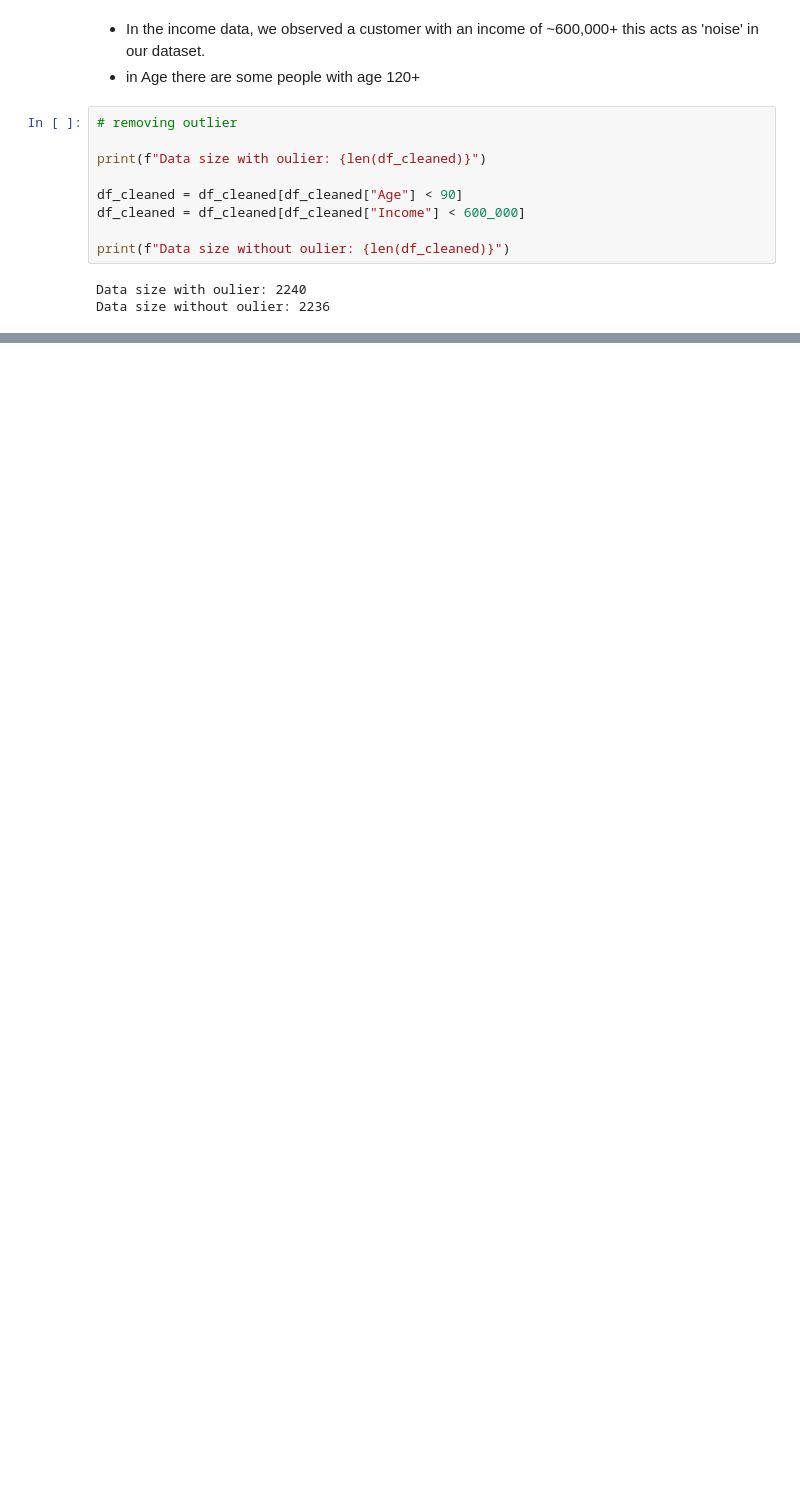
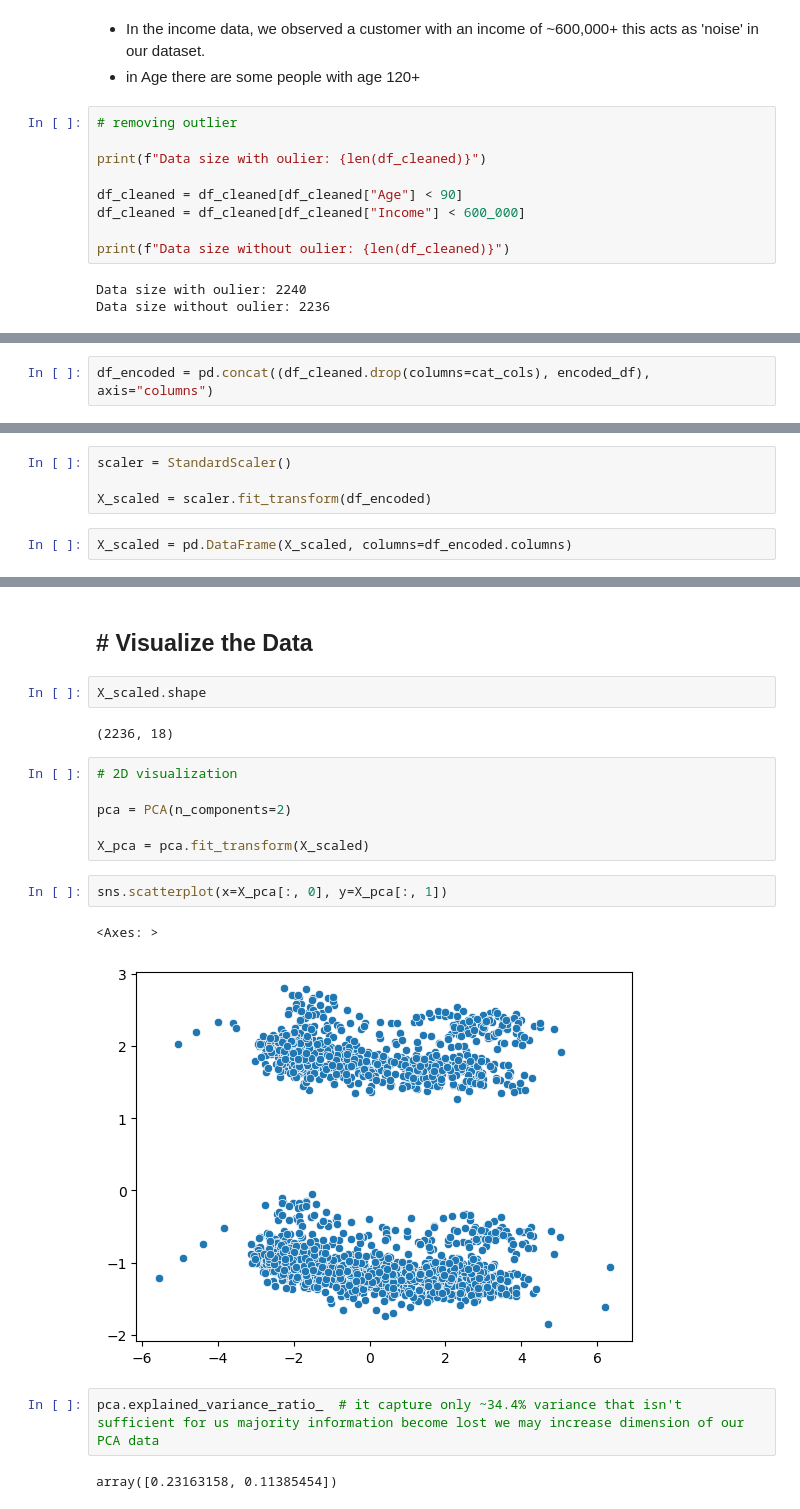
Before and after one commit to Suryam700/SmartCart-Clustering-System, a Jupyter notebook: main.ipynb, the cells around one changed output, grey strips where cells are left out. Saved outputs shown, nothing was run; the diff lists cells and outputs as text; blank space fills up the shorter version.

```diff
--- a/main.ipynb
+++ b/main.ipynb
@@ -226,0 +306,2 @@ Data size without oulier: 2236
+# %%
+df_encoded = pd.concat((df_cleaned.drop(columns=cat_cols), encoded_df), axis="columns")
@@ -226,0 +326,6 @@ Data size without oulier: 2236
+# %%
+scaler = StandardScaler()
+
+X_scaled = scaler.fit_transform(df_encoded)
+# %%
+X_scaled = pd.DataFrame(X_scaled, columns=df_encoded.columns)
@@ -226,0 +348,21 @@ Data size without oulier: 2236
+# %% [markdown]
+## # Visualize the Data
+# %%
+X_scaled.shape
+# %% [output]
+(2236, 18)
+# %%
+# 2D visualization
+
+pca = PCA(n_components=2)
+
+X_pca = pca.fit_transform(X_scaled)
+# %%
+sns.scatterplot(x=X_pca[:, 0], y=X_pca[:, 1])
+# %% [output]
+<Axes: >
+[figure, added]
+# %%
+pca.explained_variance_ratio_  # it capture only ~34.4% variance that isn't sufficient for us majority information become lost we may increase dimension of our PCA data
+# %% [output]
+array([0.23163158, 0.11385454])
```
Also changed, not shown: parts of 41 cells of this notebook.
